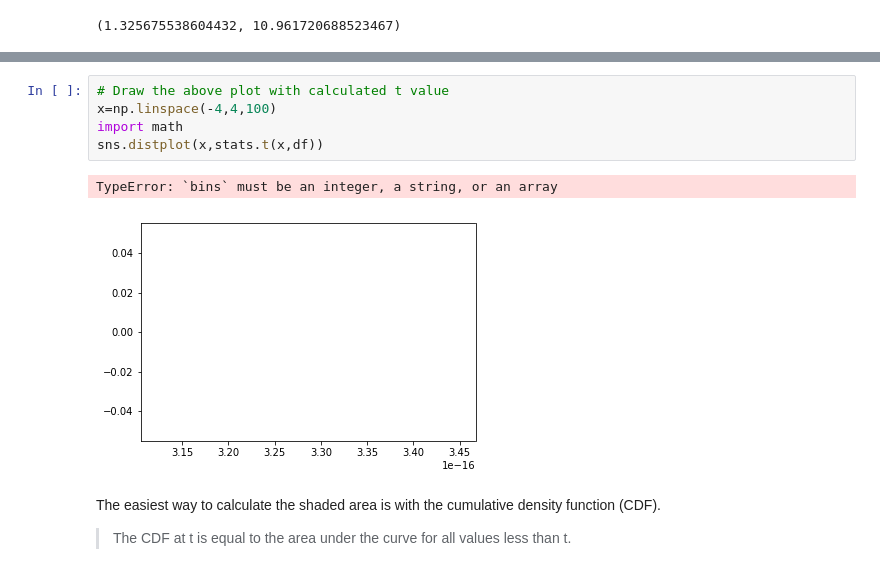
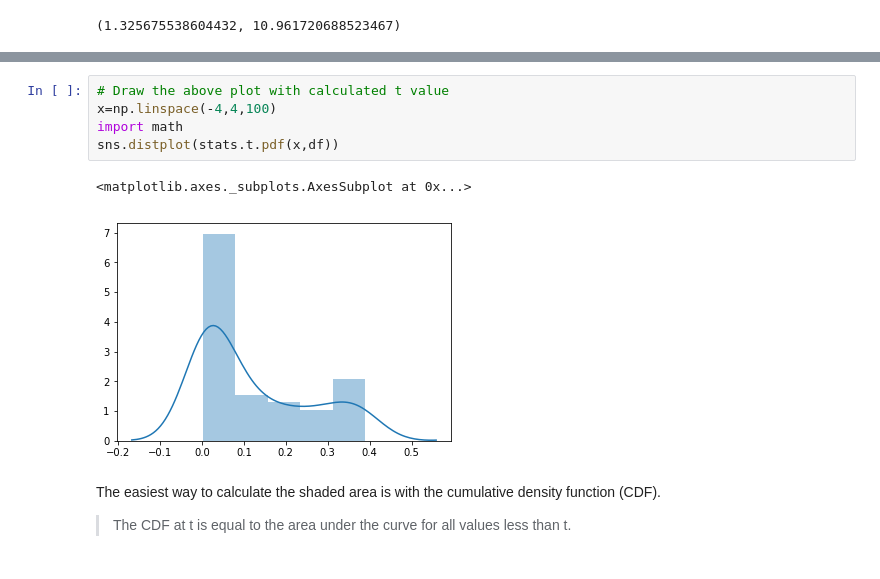
Before and after one commit to danjizquierdo/dsc-2-20-14-effect-size-p-values-and-power-lab-nyc-ds-career-012819, a Jupyter notebook: index.ipynb, the cells around one changed output, grey strips where cells are left out. Cells and saved outputs as stored; diff of their text form.

```diff
--- a/index.ipynb
+++ b/index.ipynb
@@ -265,11 +265,11 @@ Let's draw a plot to identify the area under curve. Your plot may look similar t
 # %%
 # Draw the above plot with calculated t value
 x=np.linspace(-4,4,100)
 import math
-sns.distplot(x,stats.t(x,df))
+sns.distplot(stats.t.pdf(x,df))
 # %% [output]
-TypeError: `bins` must be an integer, a string, or an array
+<matplotlib.axes._subplots.AxesSubplot at 0x...>
-[figure, old version]
+[figure, new version]
 # %% [markdown]
 The easiest way to calculate the shaded area is with the cumulative density function (CDF).
 
```
